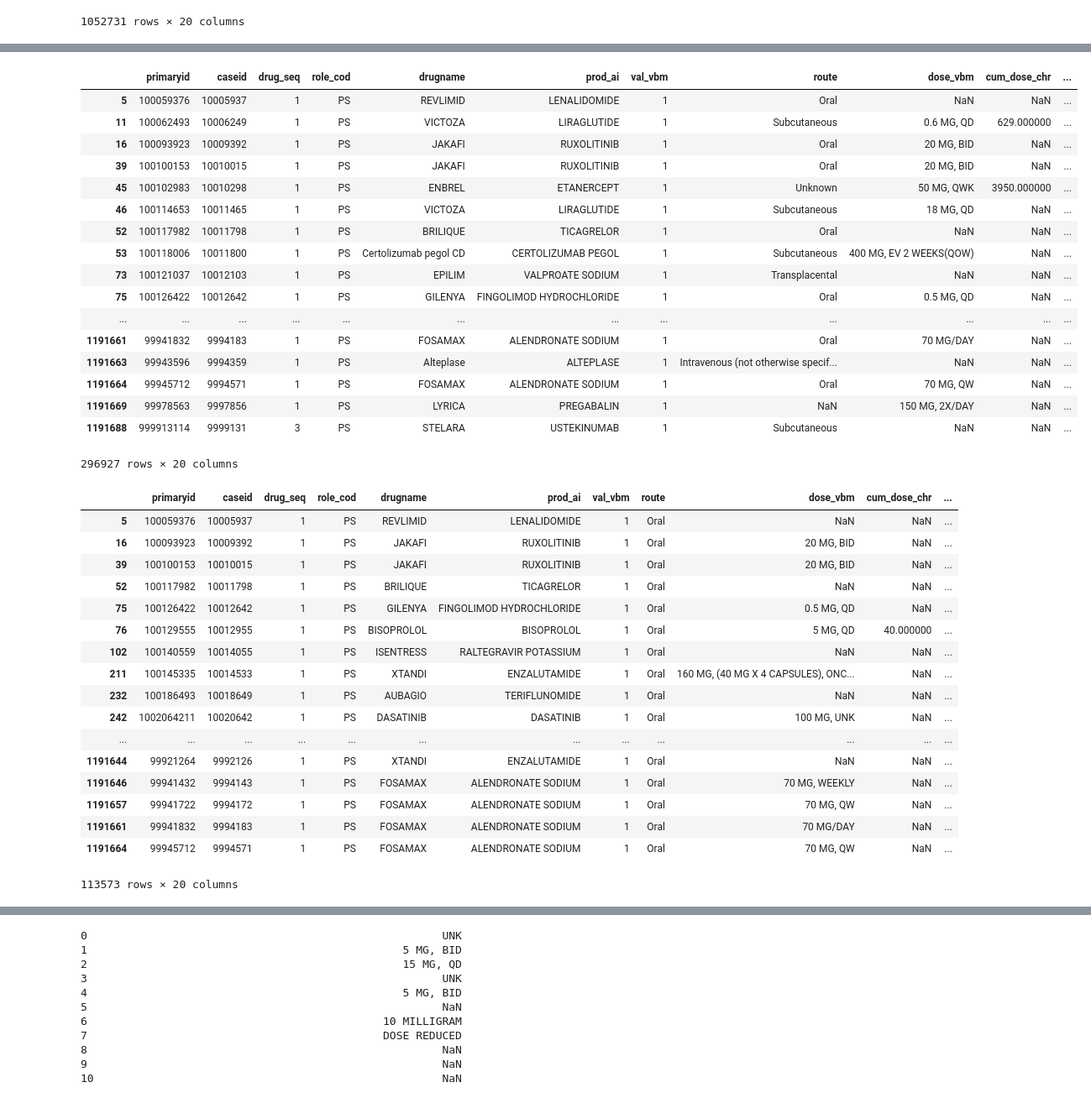
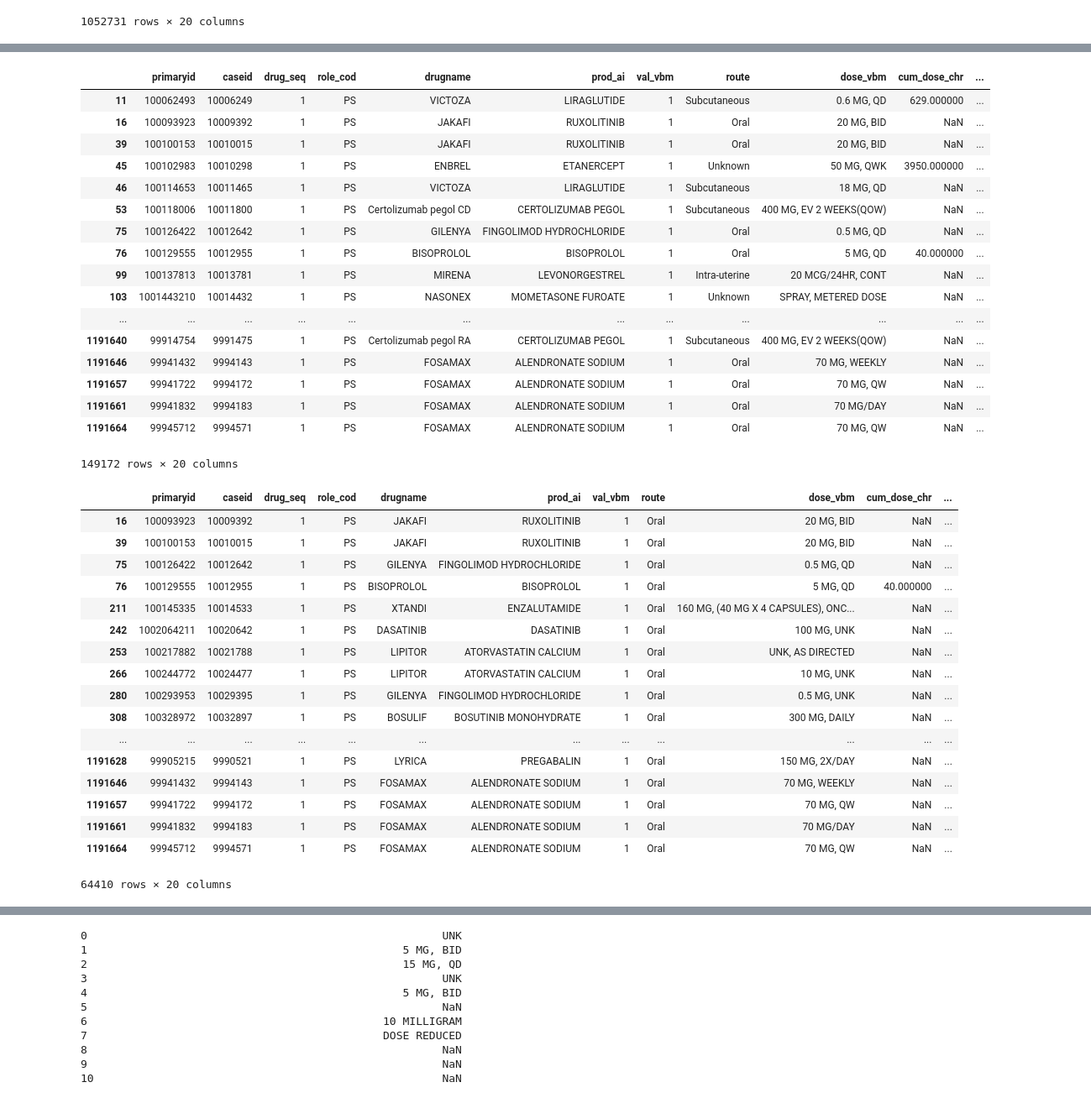
Before and after one commit to harlananelson/datascience, a Jupyter notebook: What Drugs are Bad.ipynb, the cells around one changed output, grey strips where cells are left out. Shown at 84% size. Cells and saved outputs as stored; diff of their text form; code cells hidden in the pictures.

```diff
--- a/What Drugs are Bad.ipynb
+++ b/What Drugs are Bad.ipynb
@@ -348,0 +445,4 @@ df_drug[ ~df_drug['dose_vbm'].isin(['NaN','UNK'])]
+# %%
+# It might be neater to just create a vector of the rows that aren't null
+not_null = (df_drug['dose_vbm'].notnull()) & (df_drug['route'].notnull()) & (~df_drug['dose_vbm'].isin(['UNK']))
+df_drug.loc[not_null,:]
@@ -349,42 +468,42 @@ df_drug[ ~df_drug['dose_vbm'].isin(['NaN','UNK'])]
 # %%
-df_drug[ (~df_drug['dose_vbm'].isin(['NaN','UNK'])) & (df_drug['role_cod'] == 'PS')]
+df_drug[ (not_null) & (df_drug['role_cod'] == 'PS')]
 # %% [output]
 |  | primaryid | caseid | drug_seq | role_cod | drugname | prod_ai | val_vbm | route | dose_vbm | cum_dose_chr | ... |
-| 5 | 100059376 | 10005937 | 1 | PS | REVLIMID | LENALIDOMIDE | 1 | Oral | NaN | NaN | ... |
 | 11 | 100062493 | 10006249 | 1 | PS | VICTOZA | LIRAGLUTIDE | 1 | Subcutaneous | 0.6 MG, QD | 629.000000 | ... |
 | 16 | 100093923 | 10009392 | 1 | PS | JAKAFI | RUXOLITINIB | 1 | Oral | 20 MG, BID | NaN | ... |
 | 39 | 100100153 | 10010015 | 1 | PS | JAKAFI | RUXOLITINIB | 1 | Oral | 20 MG, BID | NaN | ... |
 | 45 | 100102983 | 10010298 | 1 | PS | ENBREL | ETANERCEPT | 1 | Unknown | 50 MG, QWK | 3950.000000 | ... |
 | 46 | 100114653 | 10011465 | 1 | PS | VICTOZA | LIRAGLUTIDE | 1 | Subcutaneous | 18 MG, QD | NaN | ... |
-| 52 | 100117982 | 10011798 | 1 | PS | BRILIQUE | TICAGRELOR | 1 | Oral | NaN | NaN | ... |
 | 53 | 100118006 | 10011800 | 1 | PS | Certolizumab pegol CD | CERTOLIZUMAB PEGOL | 1 | Subcutaneous | 400 MG, EV 2 WEEKS(QOW) | NaN | ... |
-| 73 | 100121037 | 10012103 | 1 | PS | EPILIM | VALPROATE SODIUM | 1 | Transplacental | NaN | NaN | ... |
 | 75 | 100126422 | 10012642 | 1 | PS | GILENYA | FINGOLIMOD HYDROCHLORIDE | 1 | Oral | 0.5 MG, QD | NaN | ... |
+| 76 | 100129555 | 10012955 | 1 | PS | BISOPROLOL | BISOPROLOL | 1 | Oral | 5 MG, QD | 40.000000 | ... |
+| 99 | 100137813 | 10013781 | 1 | PS | MIRENA | LEVONORGESTREL | 1 | Intra-uterine | 20 MCG/24HR, CONT | NaN | ... |
+| 103 | 1001443210 | 10014432 | 1 | PS | NASONEX | MOMETASONE FUROATE | 1 | Unknown | SPRAY, METERED DOSE | NaN | ... |
 | ... | ... | ... | ... | ... | ... | ... | ... | ... | ... | ... | ... |
+| 1191640 | 99914754 | 9991475 | 1 | PS | Certolizumab pegol RA | CERTOLIZUMAB PEGOL | 1 | Subcutaneous | 400 MG, EV 2 WEEKS(QOW) | NaN | ... |
+| 1191646 | 99941432 | 9994143 | 1 | PS | FOSAMAX | ALENDRONATE SODIUM | 1 | Oral | 70 MG, WEEKLY | NaN | ... |
+| 1191657 | 99941722 | 9994172 | 1 | PS | FOSAMAX | ALENDRONATE SODIUM | 1 | Oral | 70 MG, QW | NaN | ... |
 | 1191661 | 99941832 | 9994183 | 1 | PS | FOSAMAX | ALENDRONATE SODIUM | 1 | Oral | 70 MG/DAY | NaN | ... |
-| 1191663 | 99943596 | 9994359 | 1 | PS | Alteplase | ALTEPLASE | 1 | Intravenous (not otherwise specif... | NaN | NaN | ... |
 | 1191664 | 99945712 | 9994571 | 1 | PS | FOSAMAX | ALENDRONATE SODIUM | 1 | Oral | 70 MG, QW | NaN | ... |
-| 1191669 | 99978563 | 9997856 | 1 | PS | LYRICA | PREGABALIN | 1 | NaN | 150 MG, 2X/DAY | NaN | ... |
-| 1191688 | 999913114 | 9999131 | 3 | PS | STELARA | USTEKINUMAB | 1 | Subcutaneous | NaN | NaN | ... |
-296927 rows × 20 columns
+149172 rows × 20 columns
 # %%
-df_drug[ (~df_drug['dose_vbm'].isin(['NaN','UNK'])) & (df_drug['role_cod'] == 'PS') & (df_drug['route'] == 'Oral')]
+df_drug.loc[ (not_null) & (df_drug['role_cod'] == 'PS') & (df_drug['route'] == 'Oral')]
 # %% [output]
 |  | primaryid | caseid | drug_seq | role_cod | drugname | prod_ai | val_vbm | route | dose_vbm | cum_dose_chr | ... |
-| 5 | 100059376 | 10005937 | 1 | PS | REVLIMID | LENALIDOMIDE | 1 | Oral | NaN | NaN | ... |
 | 16 | 100093923 | 10009392 | 1 | PS | JAKAFI | RUXOLITINIB | 1 | Oral | 20 MG, BID | NaN | ... |
 | 39 | 100100153 | 10010015 | 1 | PS | JAKAFI | RUXOLITINIB | 1 | Oral | 20 MG, BID | NaN | ... |
-| 52 | 100117982 | 10011798 | 1 | PS | BRILIQUE | TICAGRELOR | 1 | Oral | NaN | NaN | ... |
 | 75 | 100126422 | 10012642 | 1 | PS | GILENYA | FINGOLIMOD HYDROCHLORIDE | 1 | Oral | 0.5 MG, QD | NaN | ... |
 | 76 | 100129555 | 10012955 | 1 | PS | BISOPROLOL | BISOPROLOL | 1 | Oral | 5 MG, QD | 40.000000 | ... |
-| 102 | 100140559 | 10014055 | 1 | PS | ISENTRESS | RALTEGRAVIR POTASSIUM | 1 | Oral | NaN | NaN | ... |
 | 211 | 100145335 | 10014533 | 1 | PS | XTANDI | ENZALUTAMIDE | 1 | Oral | 160 MG, (40 MG X 4 CAPSULES), ONC... | NaN | ... |
-| 232 | 100186493 | 10018649 | 1 | PS | AUBAGIO | TERIFLUNOMIDE | 1 | Oral | NaN | NaN | ... |
 | 242 | 1002064211 | 10020642 | 1 | PS | DASATINIB | DASATINIB | 1 | Oral | 100 MG, UNK | NaN | ... |
+| 253 | 100217882 | 10021788 | 1 | PS | LIPITOR | ATORVASTATIN CALCIUM | 1 | Oral | UNK, AS DIRECTED | NaN | ... |
+| 266 | 100244772 | 10024477 | 1 | PS | LIPITOR | ATORVASTATIN CALCIUM | 1 | Oral | 10 MG, UNK | NaN | ... |
+| 280 | 100293953 | 10029395 | 1 | PS | GILENYA | FINGOLIMOD HYDROCHLORIDE | 1 | Oral | 0.5 MG, UNK | NaN | ... |
+| 308 | 100328972 | 10032897 | 1 | PS | BOSULIF | BOSUTINIB MONOHYDRATE | 1 | Oral | 300 MG, DAILY | NaN | ... |
 | ... | ... | ... | ... | ... | ... | ... | ... | ... | ... | ... | ... |
-| 1191644 | 99921264 | 9992126 | 1 | PS | XTANDI | ENZALUTAMIDE | 1 | Oral | NaN | NaN | ... |
+| 1191628 | 99905215 | 9990521 | 1 | PS | LYRICA | PREGABALIN | 1 | Oral | 150 MG, 2X/DAY | NaN | ... |
 | 1191646 | 99941432 | 9994143 | 1 | PS | FOSAMAX | ALENDRONATE SODIUM | 1 | Oral | 70 MG, WEEKLY | NaN | ... |
 | 1191657 | 99941722 | 9994172 | 1 | PS | FOSAMAX | ALENDRONATE SODIUM | 1 | Oral | 70 MG, QW | NaN | ... |
 | 1191661 | 99941832 | 9994183 | 1 | PS | FOSAMAX | ALENDRONATE SODIUM | 1 | Oral | 70 MG/DAY | NaN | ... |
 | 1191664 | 99945712 | 9994571 | 1 | PS | FOSAMAX | ALENDRONATE SODIUM | 1 | Oral | 70 MG, QW | NaN | ... |
-113573 rows × 20 columns
+64410 rows × 20 columns
```
Also changed, not shown: parts of 20 cells of this notebook.
